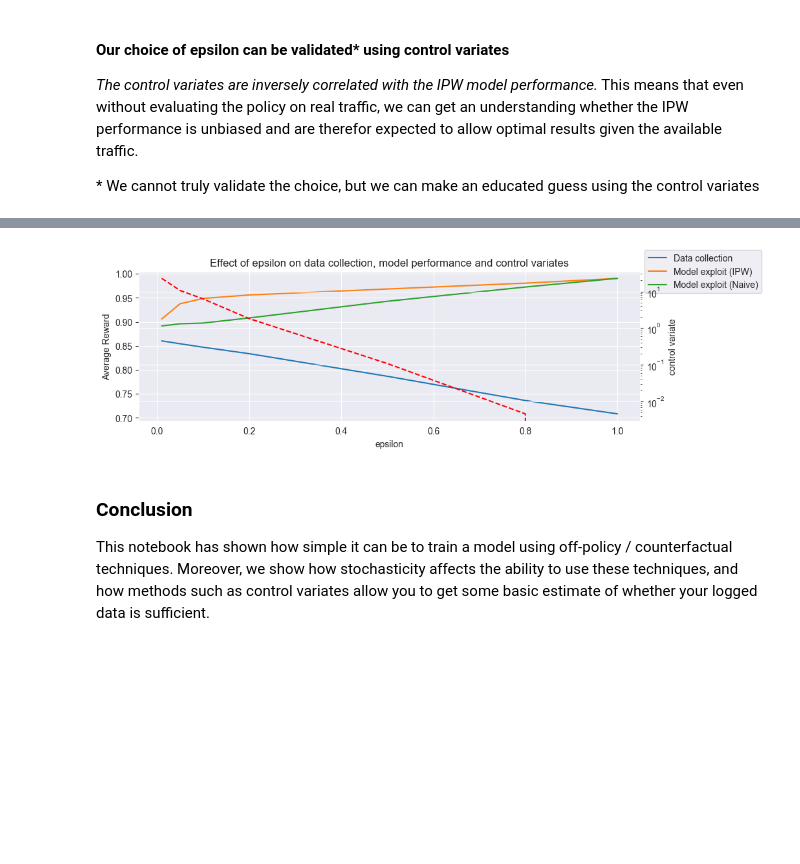
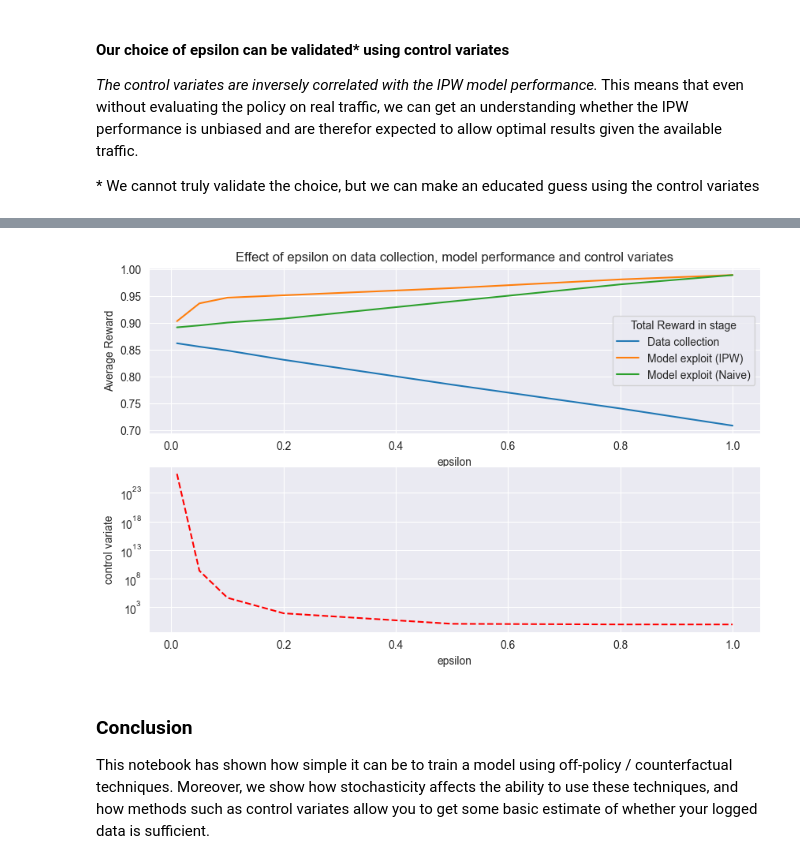
Before and after one commit to industry-bandits/practical-bandits-tutorial, a Jupyter notebook: notebooks/Off-policy learning.ipynb, the cells around one changed output, grey strips where cells are left out. Cells and saved outputs as stored; diff of their text form; code cells hidden in the pictures; blank space fills up the shorter version.

Commit message:
separate control variate plot and cleaner model training

```diff
--- a/notebooks/Off-policy learning.ipynb
+++ b/notebooks/Off-policy learning.ipynb
@@ -99,31 +99,28 @@ To evaluate these policies, we also pull a new batch of rounds from the environm
 # Pull a batch of full-information data to act as the environment
 evaluation_data = env.next_bandit_round_batch(n_rounds=evaluation_rounds)
 
-results = pd.DataFrame({'Experiment setup': [], 'Total Reward in stage': [] , "Total Reward Value": []})
+results = pd.DataFrame({'epsilon': [], 'Total Reward in stage': [] , "Average Reward": []})
 models = defaultdict(list)
-for name, logs in training_logs.items():
-    # Train an IPW learner from the logged data and learned propensities
-    ipw_model = RandomForest(n_estimators=30, min_samples_leaf=10, random_state=12345)
-    ipw_model.fit(
+
+def fit_model(logs, sample_weights):
+    model = RandomForest(n_estimators=30, min_samples_leaf=10, random_state=12345)
+    model.fit(
         logs["simulator"].contexts,
         logs["simulator"].selected_actions,
-        sample_weight=logs["simulator"].obtained_rewards/np.choose(logs["simulator"].selected_actions, logs["p_scores"].T + 1e-10)
+        sample_weight=sample_weights
     )
-    predicted_actions = ipw_model.predict(evaluation_data.context)
-    logs["ipw_model_predictions"] = ipw_model.predict(logs["simulator"].contexts)
-    mean_ipw_reward = np.sum(np.eye(n_actions)[predicted_actions] * evaluation_data.rewards) / logs["simulator"].contexts.shape[0]
+    predicted_actions = model.predict(evaluation_data.context)
+    mean_evaluation_reward = np.sum(np.eye(n_actions)[predicted_actions] * evaluation_data.rewards) / logs["simulator"].contexts.shape[0]
+    return mean_evaluation_reward
 
-    # Train an naive learner from the logged data, ignoring the fitted/logged propensities
-    naive_model = RandomForest(n_estimators=30, min_samples_leaf=10, random_state=12345)
-    naive_model.fit(
-        logs["simulator"].contexts,
-        logs["simulator"].selected_actions,
-        sample_weight=logs["simulator"].obtained_rewards,
-    )
-    predicted_actions = naive_model.predict(evaluation_data.context)
-    logs["naive_model_predictions"] = naive_model.predict(logs["simulator"].contexts)
 
-    mean_naive_reward = np.sum(np.eye(n_actions)[predicted_actions] * evaluation_data.rewards) / logs["simulator"].contexts.shape[0]
+for name, logs in training_logs.items():
+    naive_sample_weights = logs["simulator"].obtained_rewards
+    mean_naive_reward = fit_model(logs, naive_sample_weights)
+
+    # Transforming a naive model into an IPW model is as simply as dividing the reward by the propensity of the logging policy.
+    ipw_samples_weights = naive_sample_weights / np.choose(logs["simulator"].selected_actions, logs["p_scores"].T + 1e-10)
+    mean_ipw_reward = fit_model(logs, ipw_samples_weights)
 
     mean_logging_reward = logs["simulator"].total_reward / logs["simulator"].rounds_played
 
@@ -168,15 +165,14 @@ Increasing our epsilon has a couple of effects:
 import matplotlib.pyplot as plt
 
 results['epsilon'] = pd.to_numeric(results['epsilon'])
-fig, ax = plt.subplots(figsize=(10, 3))
-ax2 = ax.twinx()
-ax2.set_yscale('log')
+fig, (ax1, ax2) = plt.subplots(2, figsize=(10, 6))
 
 (
     sns
-    .lineplot(x="epsilon", y="Average Reward", hue="Total Reward in stage", data=results, ci='sd', ax=ax)
+    .lineplot(x="epsilon", y="Average Reward", hue="Total Reward in stage", data=results, ci='sd', ax=ax1)
     .set_title('Effect of epsilon on data collection, model performance and control variates')
 )
 sns.lineplot(x="epsilon", y="control variate", data=control_variate, color="red", ci=None, ls="--", ax=ax2)
 ax.legend(loc='center left', bbox_to_anchor=(1, 1.0))
+ax2.set_yscale("log")
 # %% [output]
@@ -184,4 +180,4 @@ ax.legend(loc='center left', bbox_to_anchor=(1, 1.0))
-[figure, old version]
+[figure, new version]
 # %% [markdown]
 ### Conclusion
 This notebook has shown how simple it can be to train a model using off-policy / counterfactual techniques. Moreover, we show how stochasticity affects the ability to use these techniques, and how methods such as control variates allow you to get some basic estimate of whether your logged data is sufficient.
```
Also changed, not shown: parts of 1 cell of this notebook.
